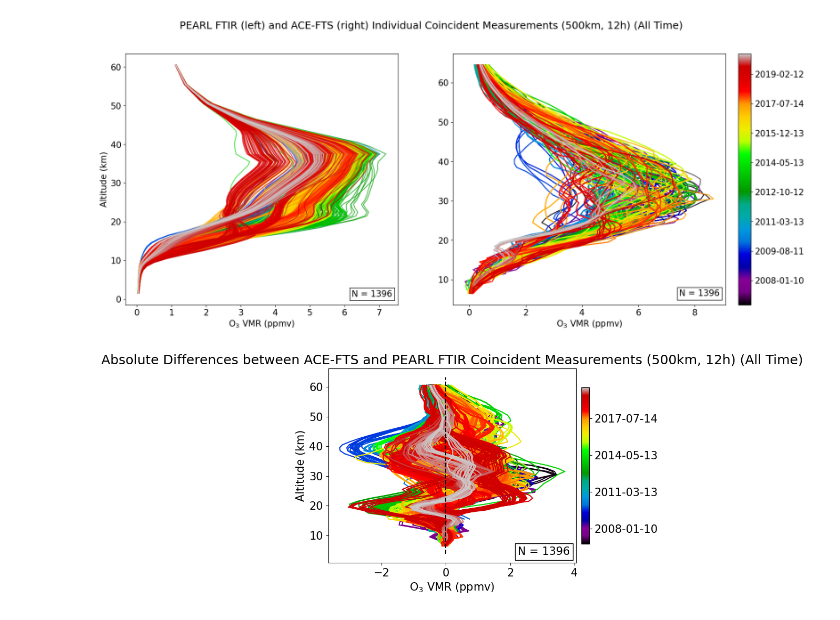
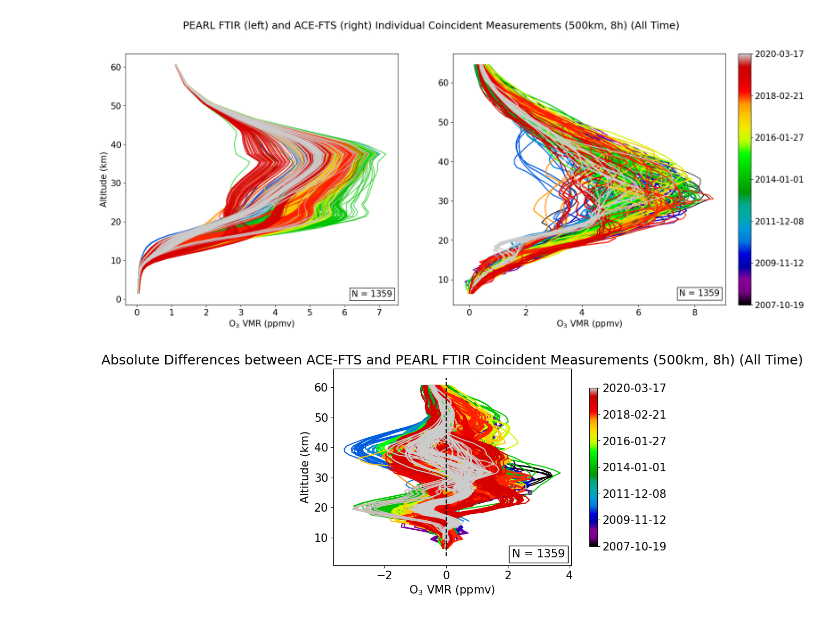
Before and after one commit to Sallamsaka/ozone-measurement-comparison, a Jupyter notebook: O3_ANALYSIS/PROFILE_COMPARISONS/pearl_ftir ace-fts profile comparisons.ipynb, the cells around one changed output. Saved outputs shown, nothing was run; the diff lists cells and outputs as text; code cells hidden in the pictures.

```diff
--- a/O3_ANALYSIS/PROFILE_COMPARISONS/pearl_ftir ace-fts profile comparisons.ipynb
+++ b/O3_ANALYSIS/PROFILE_COMPARISONS/pearl_ftir ace-fts profile comparisons.ipynb
@@ -8,7 +10,7 @@ from matplotlib import pyplot as plt
 # %%
 EARTH_RADIUS_KM = 6371.0
 MAX_DIST_KM = 500
-TIME_TOL_HOURS = 12
+TIME_TOL_HOURS = 8
 ALT_MIN, ALT_MAX = 0.5, 64.5
 ALT_GRID = np.arange(ALT_MIN, ALT_MAX + 1, dtype=np.float32)
 TIME_TOL = np.timedelta64(TIME_TOL_HOURS, 'h').astype('timedelta64[ns]')
@@ -233,0 +194,6 @@ mappable = mpl.cm.ScalarMappable(norm=normalizer, cmap=cmap)
+# %%
+seasonal_months = {"DJF": [12,1,2], "MAM": [3,4,5], "JJA": [6,7,8], "SON": [9,10,11]}
+
+pd_measurement_times = pd.to_datetime(measurement_times_dt)
+seasonal_measurement_idx = {season: np.where(pd_measurement_times.month.isin(months))[0]
+                            for season, months in seasonal_months.items()}
@@ -235,26 +298,25 @@ mappable = mpl.cm.ScalarMappable(norm=normalizer, cmap=cmap)
 fig, axes = plt.subplots(1, 2, figsize=(20, 8))
 
 n_coincidences = o3P_coincidences.shape[0]
-
-cmap = plt.get_cmap('nipy_spectral', n_coincidences)
-measurement_colors = cmap(np.linspace(0, 1, n_coincidences))
+mappable = mpl.cm.ScalarMappable(norm=normalizer, cmap=cmap)
 
 for coincidence_idx in range(n_coincidences):
-    pearl_ftir_values = o3P_coincidences[coincidence_idx, :] * 10**6
+    P_values = o3P_coincidences[coincidence_idx, :] * 10**6
 
-    osiris_values = o3A_coincidences[coincidence_idx, :] * 10**6
+    A_values = o3A_coincidences[coincidence_idx, :] * 10**6
 
+    color = cmap(normalizer(measurement_times[coincidence_idx]))
     axes[0].plot(
-        pearl_ftir_values,
+        P_values,
         ALT_GRID,
-        color=measurement_colors[coincidence_idx],
+        color=color,
         alpha=0.7
     )
 
     axes[1].plot(
-        osiris_values,
+        A_values,
         ALT_GRID,
-        color=measurement_colors[coincidence_idx],
+        color=color,
         alpha=0.7
     )
 
@@ -270,7 +332,8 @@ cbar = fig.colorbar(
     pad=0.02
 )
 
-cbar.ax.set_yticklabels(cbar.get_ticks().astype('datetime64[ns]').astype('datetime64[D]').astype(str))
+cbar.set_ticks(tick_locations)
+cbar.ax.set_yticklabels(tick_labels)
 
 plt.suptitle("PEARL FTIR (left) and ACE-FTS (right) Individual Coincident Measurements" + f" ({MAX_DIST_KM}" + "km," + " " + f"{TIME_TOL_HOURS}" + "h)" + " (All Time)")
 
@@ -280,41 +343,39 @@ axes[1].text(0.830, 0.035, f"N = {len(o3A_coincidences)}", fontsize=15, transfor
 title = fig._suptitle.get_text()
 fig.savefig(title, bbox_inches="tight")
 # %% [output]
-[figure, old version]
+[figure, new version]
 # %%
 rel, abs = compute_diffs(o3A_coincidences, o3P_coincidences)
 # %%
-cmap = plt.get_cmap('nipy_spectral', n_coincidences)
-measurement_colors = cmap(np.linspace(0, 1, n_coincidences))
+for i in range(n_coincidences):
+    plt.plot(abs[i,:] * 10**6, ALT_GRID, color = cmap(normalizer(measurement_times[i])))
 
-for i in range(n_coincidences):
-    plt.plot(abs[i,:] * 10**6, ALT_GRID, color = measurement_colors[i])
-
+mappable = mpl.cm.ScalarMappable(norm=normalizer, cmap=cmap)
 plt.plot([0, 0], list(plt.ylim()), color = "black", linestyle = "--")
 plt.xlabel("O$_3$ VMR (ppmv)")
 plt.ylabel("Altitude (km)")
 plt.title("Absolute Differences between ACE-FTS and PEARL FTIR Coincident Measurements" + f" ({MAX_DIST_KM}" + "km," + " " + f"{TIME_TOL_HOURS}" + "h)" + " (All Time)")
 
 fig = plt.gcf()
 axes = plt.gca()
 
-
 cbar = fig.colorbar(
     mappable,
     ax=axes,
     orientation='vertical',
     fraction=0.03,
-    pad=0.02
+    pad=0.07
 )
 
-cbar.ax.set_yticklabels(cbar.get_ticks().astype('datetime64[ns]').astype('datetime64[D]').astype(str))
+cbar.set_ticks(tick_locations)
+cbar.ax.set_yticklabels(tick_labels)
 
-axes.text(0.765, 0.040, f"N = {len(o3A_coincidences)}", fontsize=15, transform=axes.transAxes, bbox=dict(facecolor=None, edgecolor='black', fill = False))
+axes.text(0.752, 0.040, f"N = {len(o3A_coincidences)}", fontsize=15, transform=axes.transAxes, bbox=dict(facecolor=None, edgecolor='black', fill = False))
 
 title = axes.get_title()
 fig.savefig(title, bbox_inches="tight")
 # %% [output]
-[figure, old version]
+[figure, new version]
 # %%
 rel_diffs = np.nanmean(rel, axis = 0)
 rel_std = np.nanstd(rel, axis = 0)
```
Also changed, not shown: parts of 14 cells of this notebook, 21 other files.
